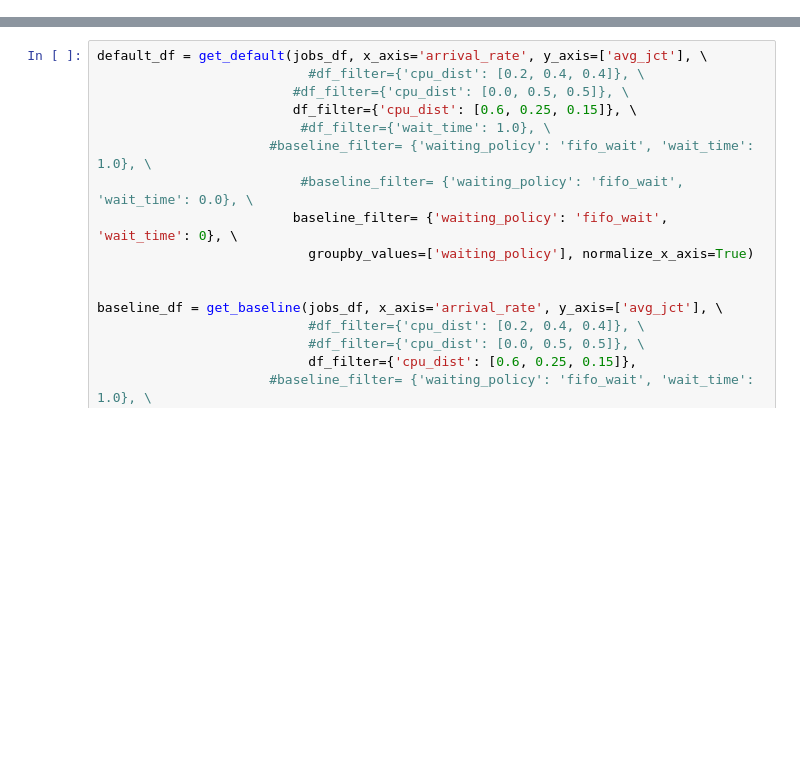
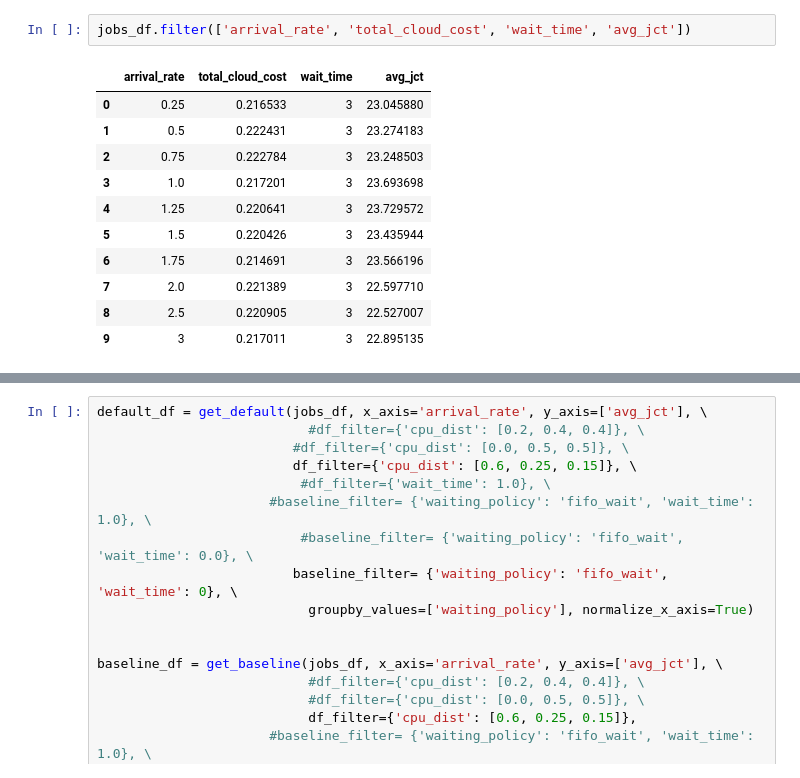
Before and after one commit to romilbhardwaj/starburst, a Jupyter notebook: starburst/utils/evaluation.ipynb, the cells around one changed output, grey strips where cells are left out. Saved outputs shown, nothing was run; the diff lists cells and outputs as text; blank space fills up the shorter version.

```diff
--- a/starburst/utils/evaluation.ipynb
+++ b/starburst/utils/evaluation.ipynb
@@ -90 +190,15 @@ def compute_system_utilization(row):
+# %%
+jobs_df.filter(['arrival_rate', 'total_cloud_cost', 'wait_time', 'avg_jct'])
+# %% [output]
+|  | arrival_rate | total_cloud_cost | wait_time | avg_jct |
+| 0 | 0.25 | 0.216533 | 3 | 23.045880 |
+| 1 | 0.5 | 0.222431 | 3 | 23.274183 |
+| 2 | 0.75 | 0.222784 | 3 | 23.248503 |
+| 3 | 1.0 | 0.217201 | 3 | 23.693698 |
+| 4 | 1.25 | 0.220641 | 3 | 23.729572 |
+| 5 | 1.5 | 0.220426 | 3 | 23.435944 |
+| 6 | 1.75 | 0.214691 | 3 | 23.566196 |
+| 7 | 2.0 | 0.221389 | 3 | 22.597710 |
+| 8 | 2.5 | 0.220905 | 3 | 22.527007 |
+| 9 | 3 | 0.217011 | 3 | 22.895135 |
 # %%
```
Also changed, not shown: parts of 12 cells of this notebook.
